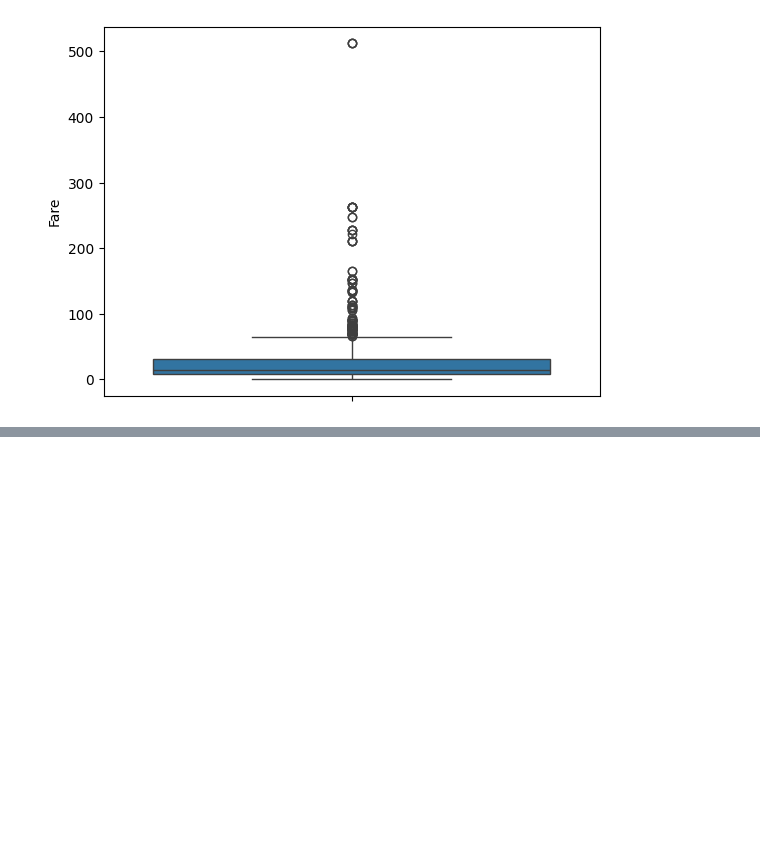
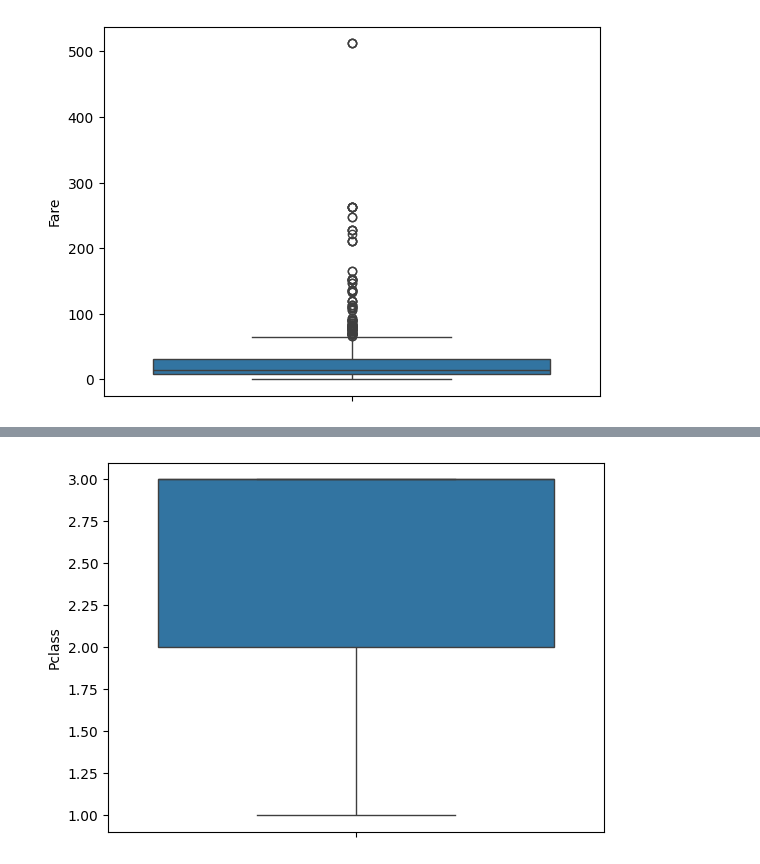
Before and after one commit to Abdullahhas/ML, a Jupyter notebook: preprocessing/1st.ipynb, the cells around one changed output, grey strips where cells are left out. Saved outputs shown, nothing was run; the diff lists cells and outputs as text; code cells hidden in the pictures; blank space fills up the shorter version.

```diff
--- a/preprocessing/1st.ipynb
+++ b/preprocessing/1st.ipynb
@@ -211,0 +207,6 @@ plt.show()
+# %%
+sns.boxplot(df['Pclass'])
+plt.show()
+#there are no outliers present in this
+# %% [output]
+[figure, added]
```
Also changed, not shown: parts of 4 cells of this notebook.
